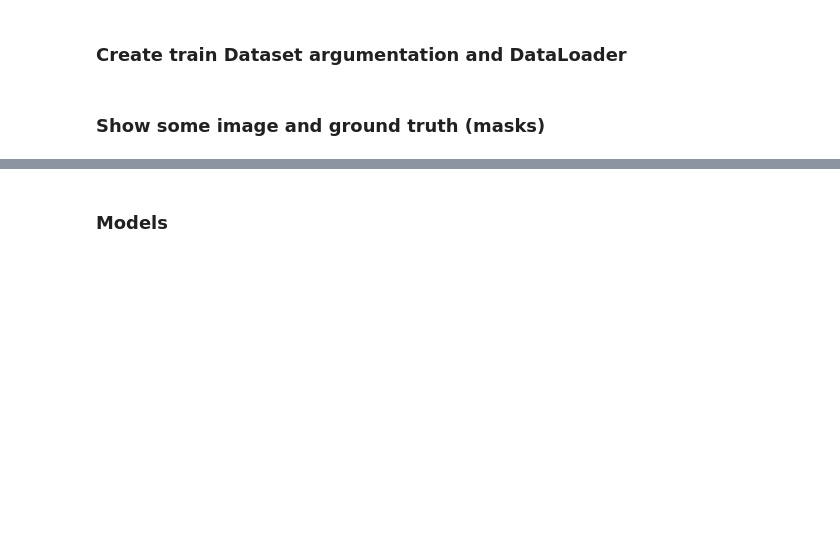
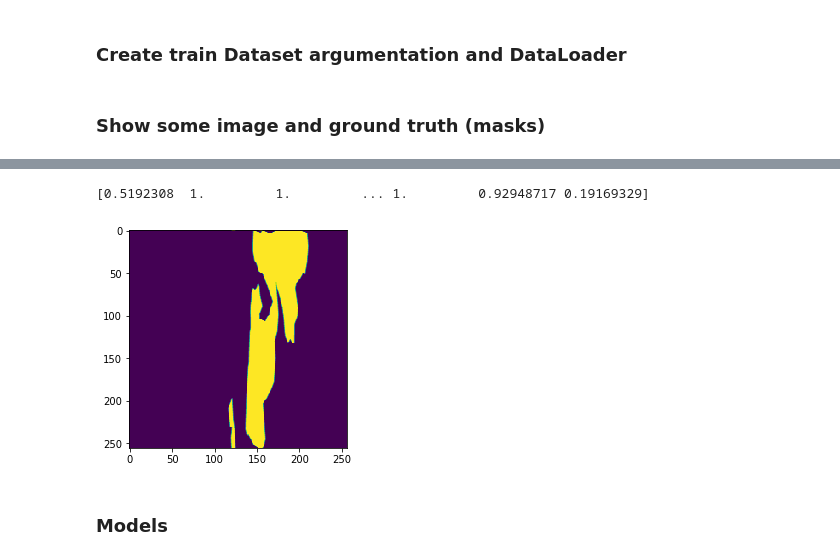
Before and after one commit to alongstar518/steal_defect_classficiation_segementation, a Jupyter notebook: cs221_final_model.ipynb, the cells around one changed output, grey strips where cells are left out. Cells and saved outputs as stored; diff of their text form; code cells hidden in the pictures; blank space fills up the shorter version.

```diff
--- a/cs221_final_model.ipynb
+++ b/cs221_final_model.ipynb
@@ -135,6 +182,5 @@ tr.head()
 # %%
 df_train = tr[tr['EncodedPixels'].notnull()].reset_index(drop=True)
-df_train = df_train[df_train['ImageId_ClassId']
-.apply(lambda x: x.split('_')[1] == '4')].reset_index(drop=True)
+df_train = df_train[df_train['ImageId_ClassId'].apply(lambda x: x.split('_')[1] == '4')].reset_index(drop=True)
 print(len(df_train))
 df_train.head()
@@ -146,7 +200,7 @@ def rle2mask(rle, imgshape):
     width = imgshape[0]
     height= imgshape[1]
 
-    mask= np.zeros( width*height ).astype(np.uint8)
+    mask= np.zeros( width*height ).astype(np.float32)
 
     array = np.asarray([int(x) for x in rle.split()])
     starts = array[0::2]
@@ -217,12 +273,13 @@ class ImageData(Dataset):
 
         if self.subset == 'train':
             mask = rle2mask(self.df['EncodedPixels'].iloc[index], (256, 1600))
+            mask[mask > 0] = 1
             mask = transforms.ToPILImage()(mask)
             mask = self.transform(mask)
             return img, mask
         else:
             mask = None
-            return img
+        return img
 # %%
 # Not enable augumentation yet
 # This will need argument the ground truth.
@@ -258,2 +318,7 @@ plt.imshow(train_data[3][0].permute(1, 2, 0))
 # %%
 plt.imshow(np.squeeze(train_data[3][1].permute(1, 2, 0)))
+tmp = train_data[3][1].numpy()
+print(tmp[tmp > 0])
+# %% [output]
+[0.5192308  1.         1.         ... 1.         0.92948717 0.19169329]
+[figure, added]
```
Also changed, not shown: parts of 30 cells of this notebook.
